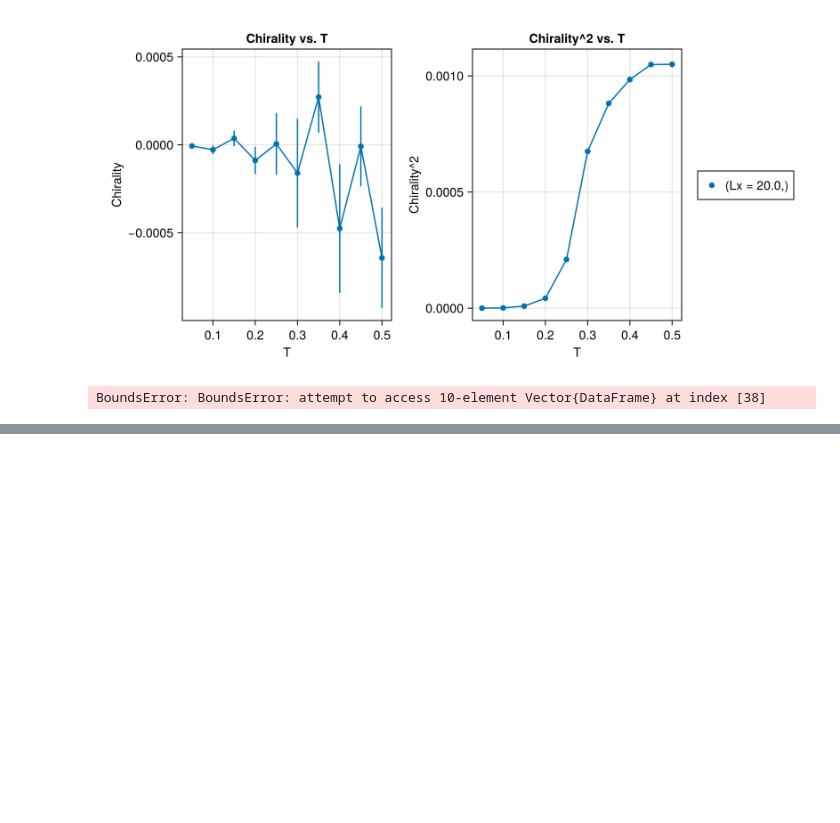
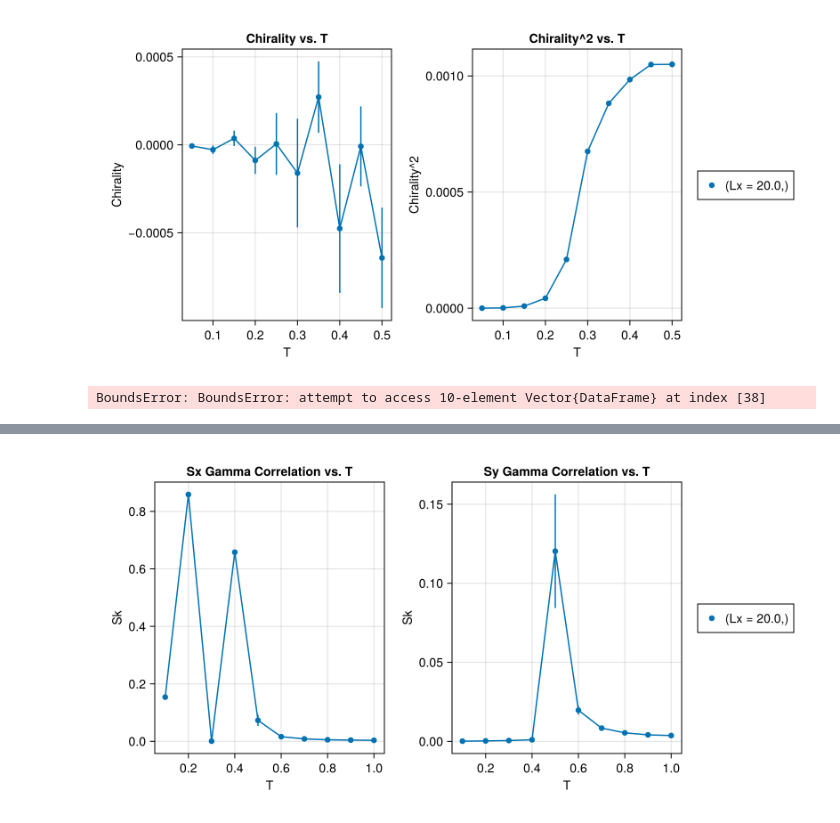
Before and after one commit to PatXue/WignerMolecule.jl, a Jupyter notebook: analysis/eta-model.ipynb, the cells around one changed output, grey strips where cells are left out. Saved outputs shown, nothing was run; the diff lists cells and outputs as text; code cells hidden in the pictures; blank space fills up the shorter version.

Commit message:
Create EtaMC stripe job

```diff
--- a/analysis/eta-model.ipynb
+++ b/analysis/eta-model.ipynb
@@ -232,0 +235,2 @@ BoundsError: BoundsError: attempt to access 10-element Vector{DataFrame} at inde
+# %%
+results = JobResult("../eta-jobs", "stripe")
@@ -232,0 +253,15 @@ BoundsError: BoundsError: attempt to access 10-element Vector{DataFrame} at inde
+# %%
+fig = Figure(size=(800, 400))
+
+fig[1,1] = ax_e = Axis(fig, title="Sx Gamma Correlation vs. T", xlabel="T", ylabel="Sk")
+generate_plot!(ax_e, :T, :sk_corr_M, [:Lx], results.data; line=true) do sk
+    real.(getindex.(sk, 1, 1)) .+ real.(getindex.(sk, 2, 2))
+end
+fig[1,2] = ax_η = Axis(fig, title="Sy Gamma Correlation vs. T", xlabel="T", ylabel="Sk")
+generate_plot!(ax_η, :T, :sk_corr_M2, [:Lx], results.data; line=true) do sk
+    real.(getindex.(sk, 1, 1)) .+ real.(getindex.(sk, 2, 2))
+end
+Legend(fig[1,3], ax_η)
+fig
+# %% [output]
+[figure, added]
```
Also changed, not shown: parts of 7 cells of this notebook, 1 other file.
